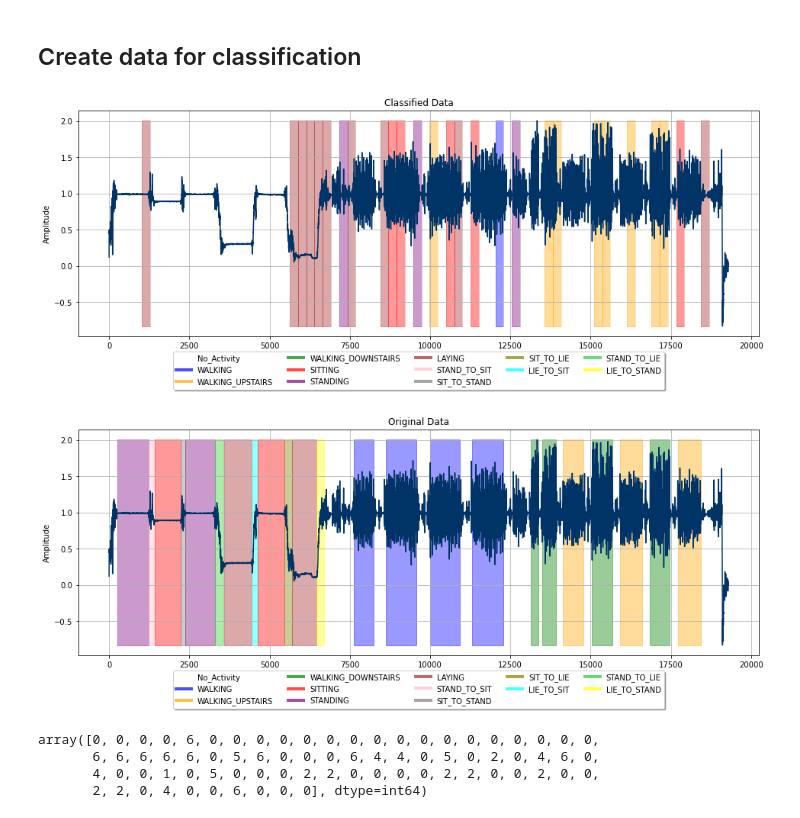
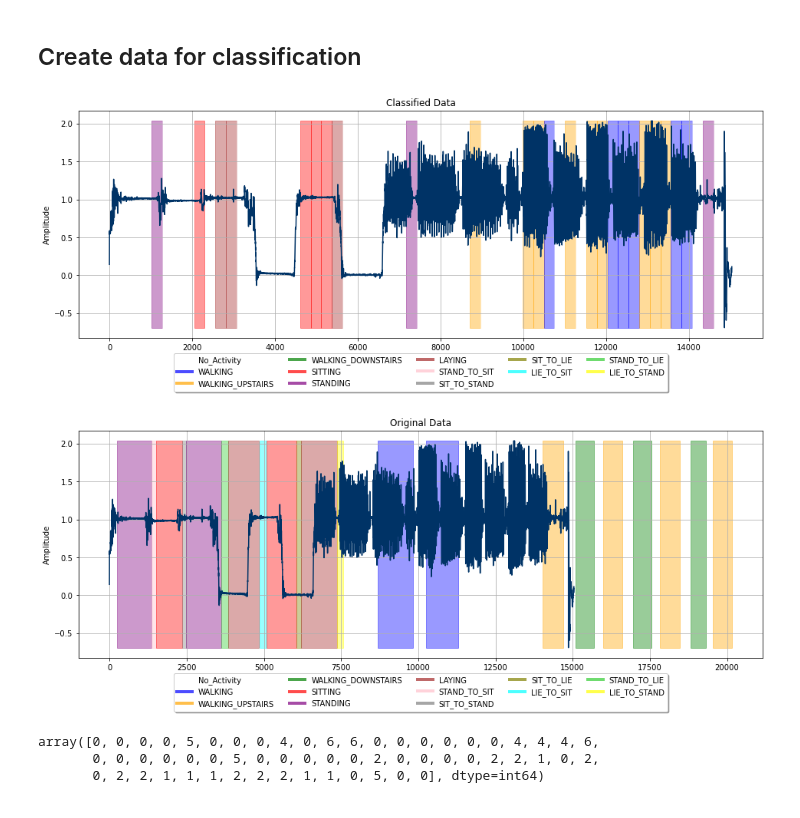
Before and after one commit to meszdav/human-activity-recognition, a Jupyter notebook: notebooks/Classify Activity.ipynb, the cells around one changed output. Cells and saved outputs as stored; diff of their text form; code cells hidden in the pictures.

Commit message:
blocks per original data, overlapping 50%

```diff
--- a/notebooks/Classify Activity.ipynb
+++ b/notebooks/Classify Activity.ipynb
@@ -62,7 +62,7 @@ def read_real_data():
 
     return df
 # %%
-df = read_test_data(5)
+df = read_test_data(10)
 # %%
 #df =  read_real_data()
 # %% [markdown]
@@ -459,7 +443,7 @@ def plot_activity(labeled_df, labeled_agg_df, experiment = True, experiment_n =
 
         labeled_agg_df = pd.read_csv('../data/RawData/labels.txt', sep=" ", header=None)
         labeled_agg_df.columns = ['experiment','person','labels','first','last']
-        labeled_agg_df= labeled_agg_df[labeled_agg_df["experiment"] == 2]
+        labeled_agg_df= labeled_agg_df[labeled_agg_df["experiment"] == experiment_n]
 
 
         plt.figure()
@@ -510,14 +494,13 @@ def plot_activity(labeled_df, labeled_agg_df, experiment = True, experiment_n =
         ax.set_title("Original Data")
         ax.grid()
 # %%
-plot_activity(labeled_df,labeled_agg_df, experiment_n = 2)
+plot_activity(labeled_df,labeled_agg_df, experiment_n = 5)
 # %% [output]
-[figure, old version]
+[figure, new version]
-[figure, old version]
+[figure, new version]
 # %%
 labels
 # %% [output]
-array([0, 0, 0, 0, 6, 0, 0, 0, 0, 0, 0, 0, 0, 0, 0, 0, 0, 0, 0, 0, 0, 0,
-       6, 6, 6, 6, 6, 0, 5, 6, 0, 0, 0, 6, 4, 4, 0, 5, 0, 2, 0, 4, 6, 0,
-       4, 0, 0, 1, 0, 5, 0, 0, 0, 2, 2, 0, 0, 0, 0, 2, 2, 0, 0, 2, 0, 0,
-       2, 2, 0, 4, 0, 0, 6, 0, 0, 0], dtype=int64)
+array([0, 0, 0, 0, 5, 0, 0, 0, 4, 0, 6, 6, 0, 0, 0, 0, 0, 0, 4, 4, 4, 6,
+       0, 0, 0, 0, 0, 0, 5, 0, 0, 0, 0, 0, 2, 0, 0, 0, 0, 2, 2, 1, 0, 2,
+       0, 2, 2, 1, 1, 1, 2, 2, 2, 1, 1, 0, 5, 0, 0], dtype=int64)
```
Also changed, not shown: parts of 3 cells of this notebook, 2 other files.
